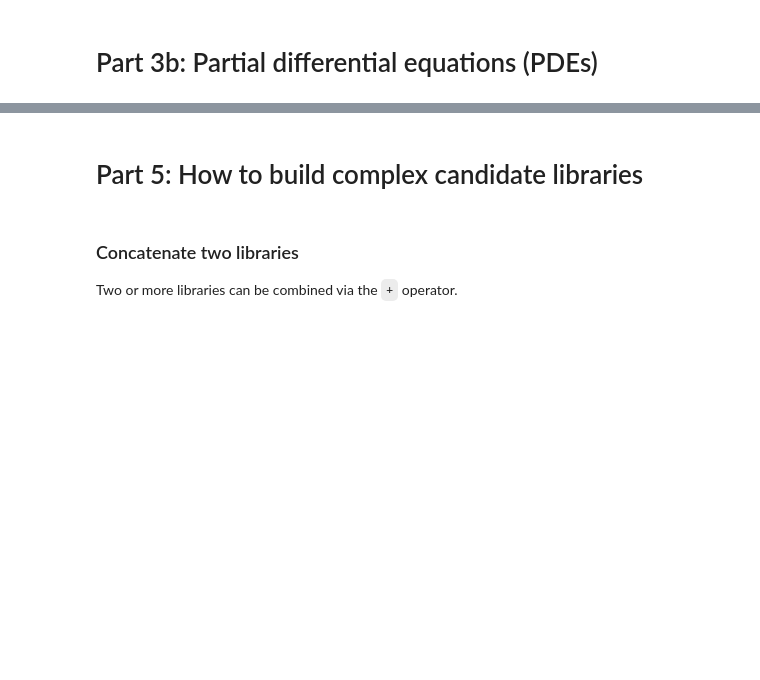
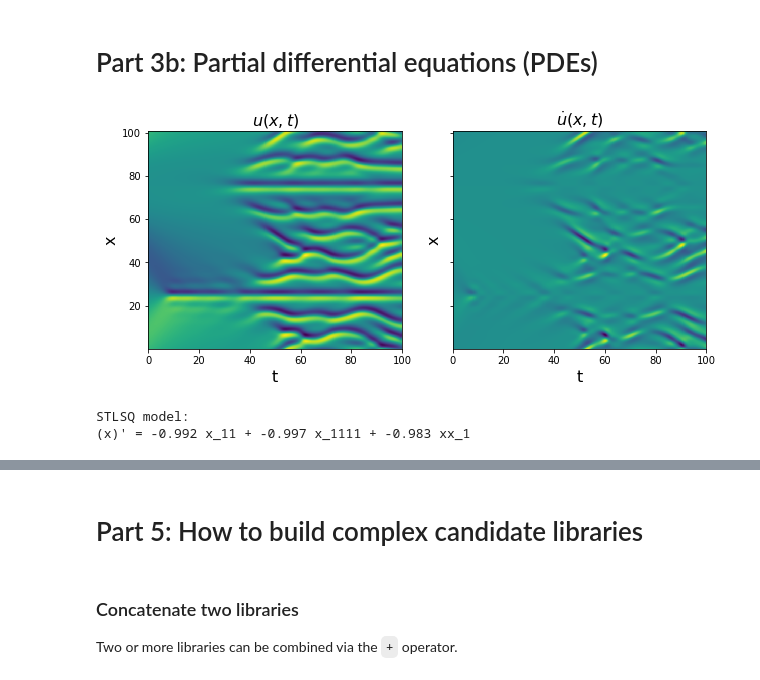
Before and after one commit to dynamicslab/pysindy, a Jupyter notebook: examples/15_pysindy_lectures.ipynb, the cells around one changed output, grey strips where cells are left out. Cells and saved outputs as stored; diff of their text form; code cells hidden in the pictures; blank space fills up the shorter version.

```diff
--- a/examples/15_pysindy_lectures.ipynb
+++ b/examples/15_pysindy_lectures.ipynb
@@ -551,3 +610,74 @@ model.print()
+# %%
+from scipy.io import loadmat
+
+# Load data from .mat file
+data = loadmat('data/kuramoto_sivishinky.mat')
+t = np.ravel(data['tt'])
+x = np.ravel(data['x'])
+u = data['uu']
+dt = t[1] - t[0]
+dx = x[1] - x[0]
+
+# Plot u and u_dot
+plt.figure(figsize=(10, 4))
+plt.subplot(1, 2, 1)
+plt.pcolormesh(t, x, u)
+plt.xlabel('t', fontsize=16)
+plt.ylabel('x', fontsize=16)
+plt.title(r'$u(x, t)$', fontsize=16)
+u_shaped = np.reshape(u, (len(x), len(t), 1))
+u_dot = np.zeros((len(x), len(t), 1))
+for i in range(len(x)):
+    u_dot[i, :, :] = ps.FiniteDifference()._differentiate(u_shaped[i, :, :], t=dt)
+plt.subplot(1, 2, 2)
+plt.pcolormesh(t, x, u_dot[:, :, 0])
+plt.xlabel('t', fontsize=16)
+plt.ylabel('x', fontsize=16)
+ax = plt.gca()
+ax.set_yticklabels([])
+plt.title(r'$\dot{u}(x, t)$', fontsize=16)
+plt.show()
+# %% [output]
+[figure, added]
+# %%
+train = range(0, int(len(t) * 0.6))
+test = [i for i in np.arange(len(t)) if i not in train]
+u_train = u[:, train]
+u_test = u[:, test]
+u_dot_train = u_dot[:, train]
+u_dot_test = u_dot[:, test]
+t_train = t[train]
+t_test = t[test]
+
+# Flatten into 2D shape for SINDy model optimization
+u_train_flattened = np.reshape(u_train, (len(x) * len(t_train), 1))
+u_dot_train_flattened = np.reshape(u_dot_train, (len(x) * len(t_train), 1))
+u_test_flattened = np.reshape(u_test, (len(x) * len(t_test), 1))
+u_dot_test_flattened = np.reshape(u_dot_test, (len(x) * len(t_test), 1))
+
+# Define PDE library that is quadratic in u, and fourth-order in spatial derivatives of u.
+# Also, include a constant term (include_bias=True).
+library_functions = [lambda x: x, lambda x: x * x]
+library_function_names = [lambda x: x, lambda x: x + x]
+pde_lib = ps.PDELibrary(
+    library_functions=library_functions,
+    function_names=library_function_names,
+    derivative_order=4,
+    spatial_grid=x,
+    include_bias=True,
+    is_uniform=True,
+)
+
+# Again, loop through all the optimizers
+print('STLSQ model: ')
+optimizer = ps.STLSQ(threshold=10, alpha=1e-5, normalize_columns=True)
+model = ps.SINDy(feature_library=pde_lib, feature_names=['x'], optimizer=optimizer)
+model.fit(u_train_flattened, x_dot=u_dot_train_flattened)
+model.print()
+u_dot_stlsq = model.predict(u_test_flattened)
+# %% [output]
+STLSQ model:
+(x)' = -0.992 x_11 + -0.997 x_1111 + -0.983 xx_1
 # %% [markdown]
 # Part 4: How to choose a regularizer and a sparse regression algorithm?
 ![title](optimizer_summary.jpg)
```
Also changed, not shown: parts of 20 cells of this notebook, 3 other files.
